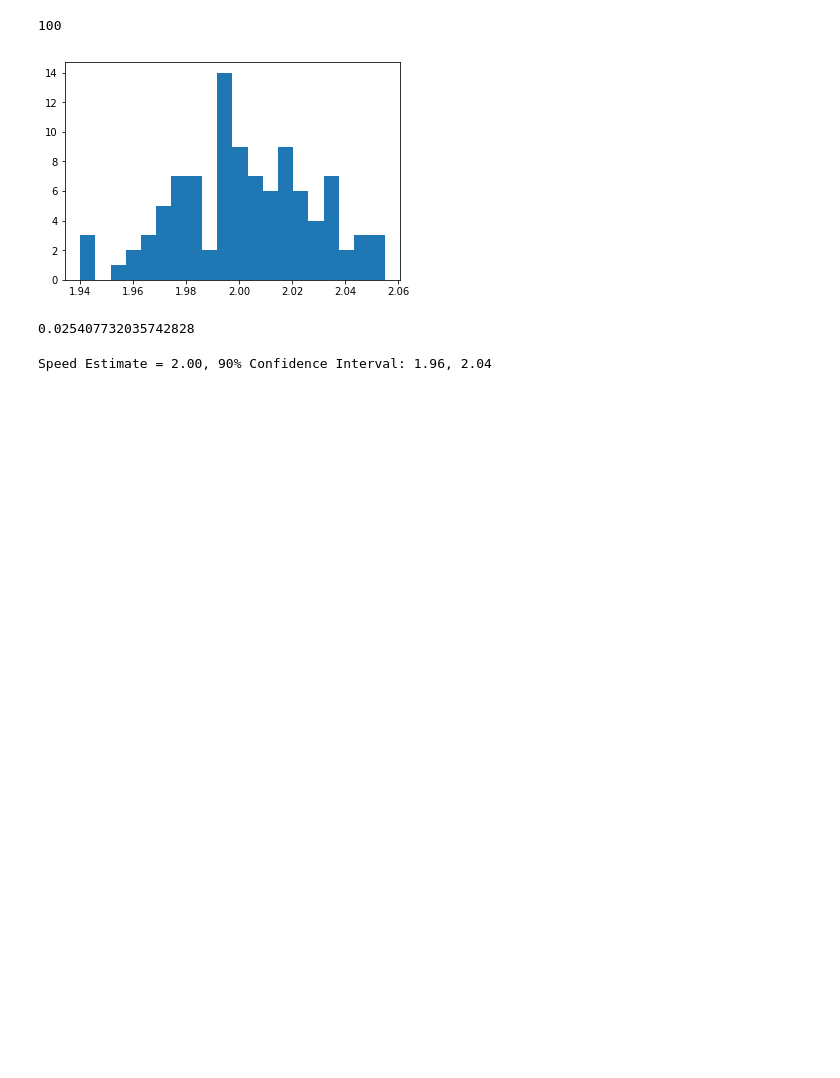
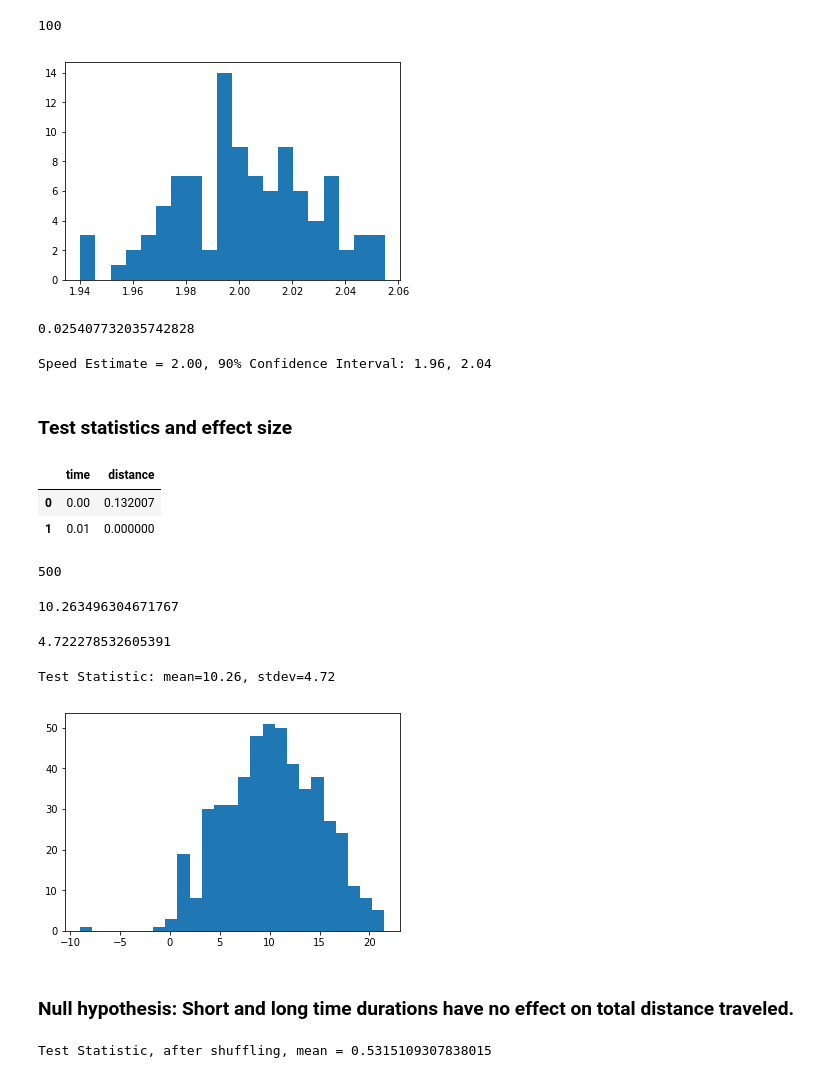
Before and after one commit to sushant2811/NLPandDeepLearning, a Jupyter notebook: linearModeling.ipynb, the cells around one changed output. Cells and saved outputs as stored; diff of their text form; code cells hidden in the pictures; blank space fills up the shorter version.

Commit message:
Testing the Null hypothesis

```diff
--- a/linearModeling.ipynb
+++ b/linearModeling.ipynb
@@ -330,3 +330,11 @@ np.std(resample_speeds)
 print('Speed Estimate = {:0.2f}, 90% Confidence Interval: {:0.2f}, {:0.2f} '.format(speed_estimate, ci_90[0], ci_90[1]))
 # %% [output]
 Speed Estimate = 2.00, 90% Confidence Interval: 1.96, 2.04
+# %% [markdown]
+### Test statistics and effect size
+# %%
+hike_data_df.head(2)
+# %% [output]
+|  | time | distance |
+| 0 | 0.00 | 0.132007 |
+| 1 | 0.01 | 0.000000 |
@@ -332,0 +343,12 @@ Speed Estimate = 2.00, 90% Confidence Interval: 1.96, 2.04
+# %%
+group_duration_long = hike_data_df[hike_data_df['time'] > 5]['distance'].values
+# %%
+resample_short = np.random.choice(group_duration_short, size=500, replace=True)
+# %%
+resample_long = np.random.choice(group_duration_long, size=500, replace=True)
+# %%
+len(resample_long)
+# %% [output]
+500
+# %%
+test_statistic = resample_long - resample_short
@@ -332,0 +359,18 @@ Speed Estimate = 2.00, 90% Confidence Interval: 1.96, 2.04
+# %%
+effect_size
+# %% [output]
+10.263496304671767
+# %%
+standard_error
+# %% [output]
+4.722278532605391
+# %%
+print('Test Statistic: mean={:0.2f}, stdev={:0.2f}'.format(effect_size, standard_error))
+# %% [output]
+Test Statistic: mean=10.26, stdev=4.72
+# %%
+plt.hist(test_statistic, bins = 25);
+# %% [output]
+[figure, added]
+# %% [markdown]
+### Null hypothesis: Short and long time durations have no effect on total distance traveled.
@@ -332,0 +389,6 @@ Speed Estimate = 2.00, 90% Confidence Interval: 1.96, 2.04
+# %%
+# Compute and print the effect size
+effect_size_shuffled = np.mean(test_statistic_shuffled)
+print('Test Statistic, after shuffling, mean = {}'.format(effect_size_shuffled))
+# %% [output]
+Test Statistic, after shuffling, mean = 0.5315109307838015
```
Also changed, not shown: parts of 7 cells of this notebook.
